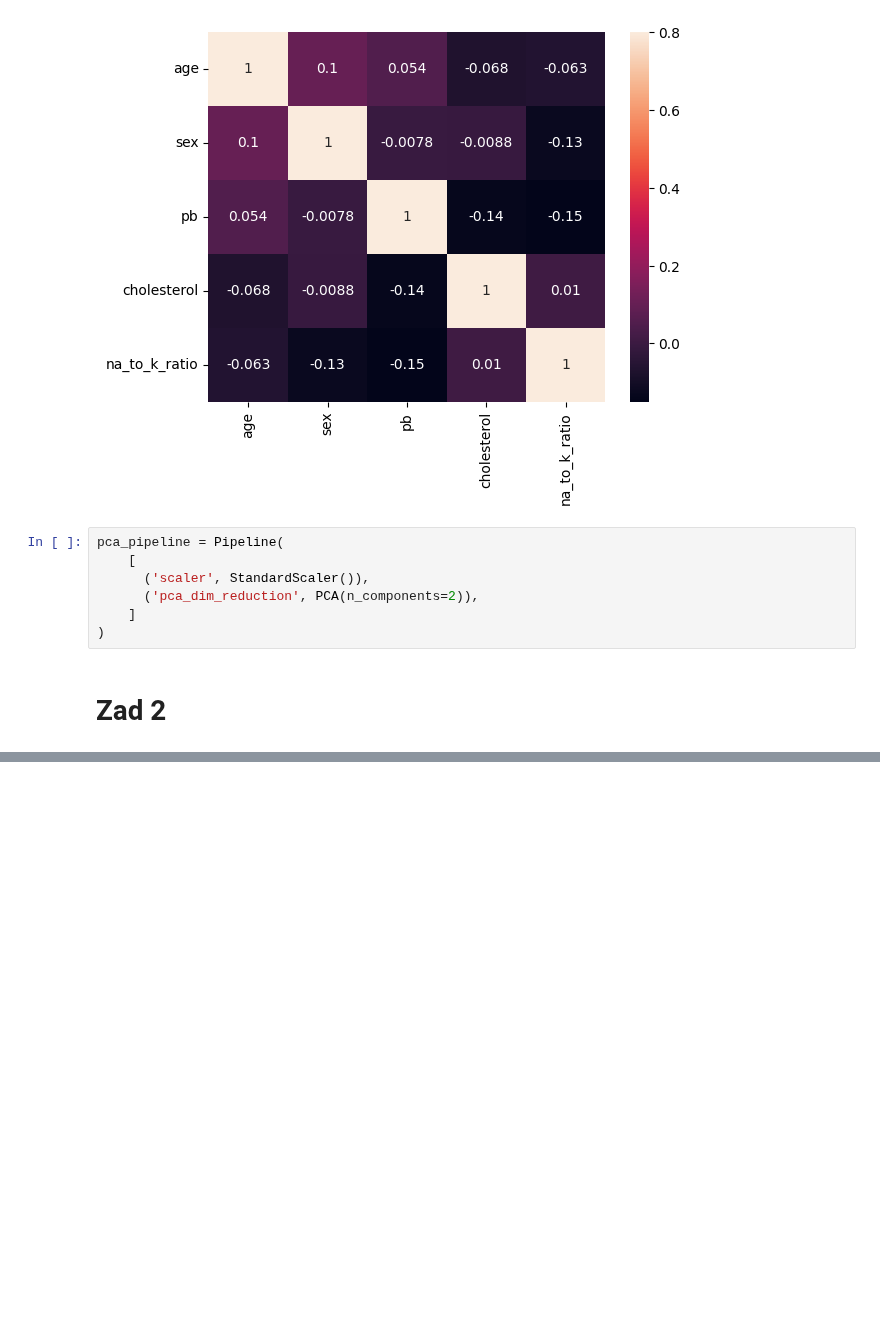
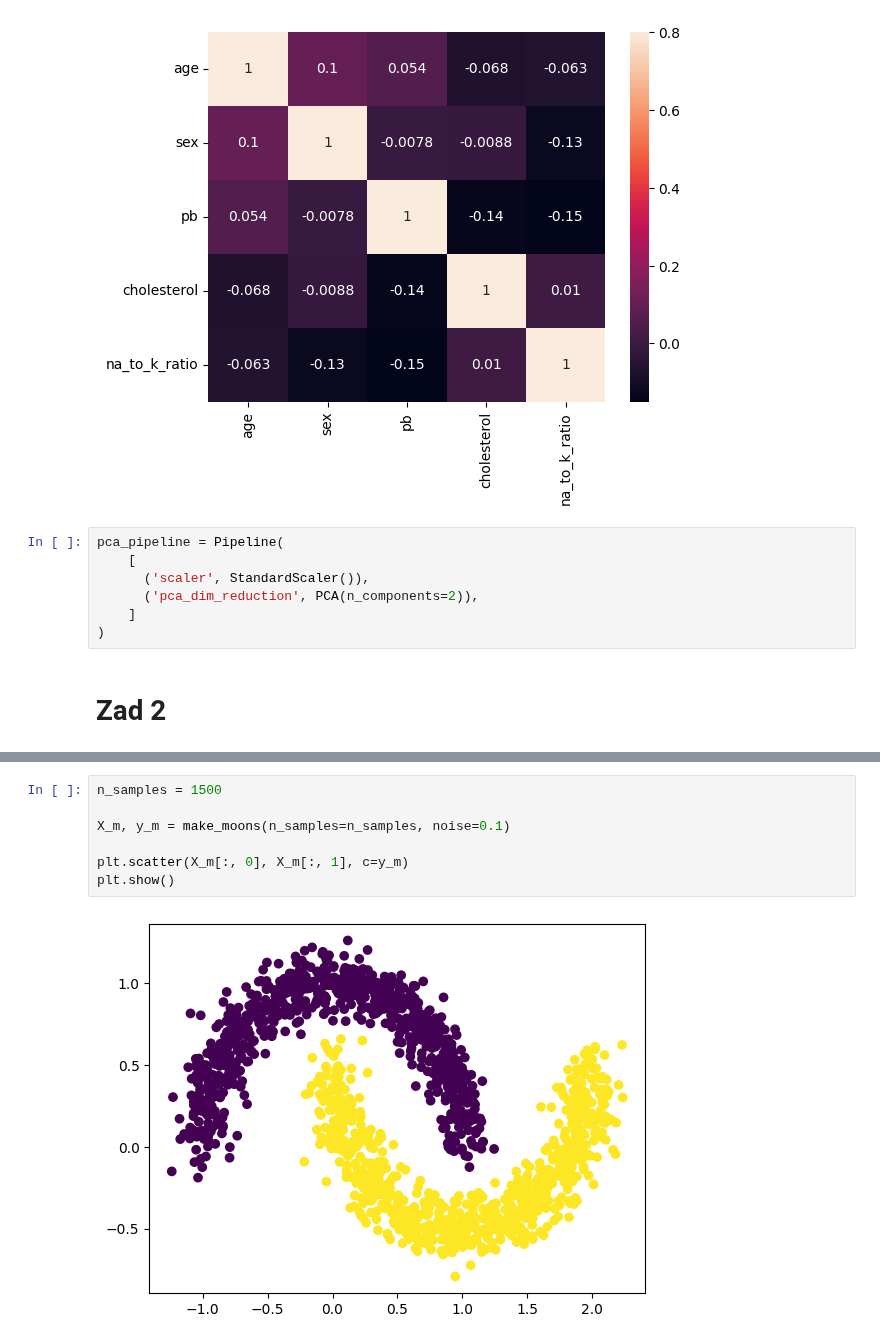
Before and after one commit to 11jolek11/BigData, a Jupyter notebook: List6.ipynb, the cells around one changed output, grey strips where cells are left out. Cells and saved outputs as stored; diff of their text form; blank space fills up the shorter version.

```diff
--- a/List6.ipynb
+++ b/List6.ipynb
@@ -249,0 +262,9 @@ pca_pipeline = Pipeline(
+# %%
+n_samples = 1500
+
+X_m, y_m = make_moons(n_samples=n_samples, noise=0.1)
+
+plt.scatter(X_m[:, 0], X_m[:, 1], c=y_m)
+plt.show()
+# %% [output]
+[figure, added]
```
Also changed, not shown: parts of 2 cells of this notebook.
